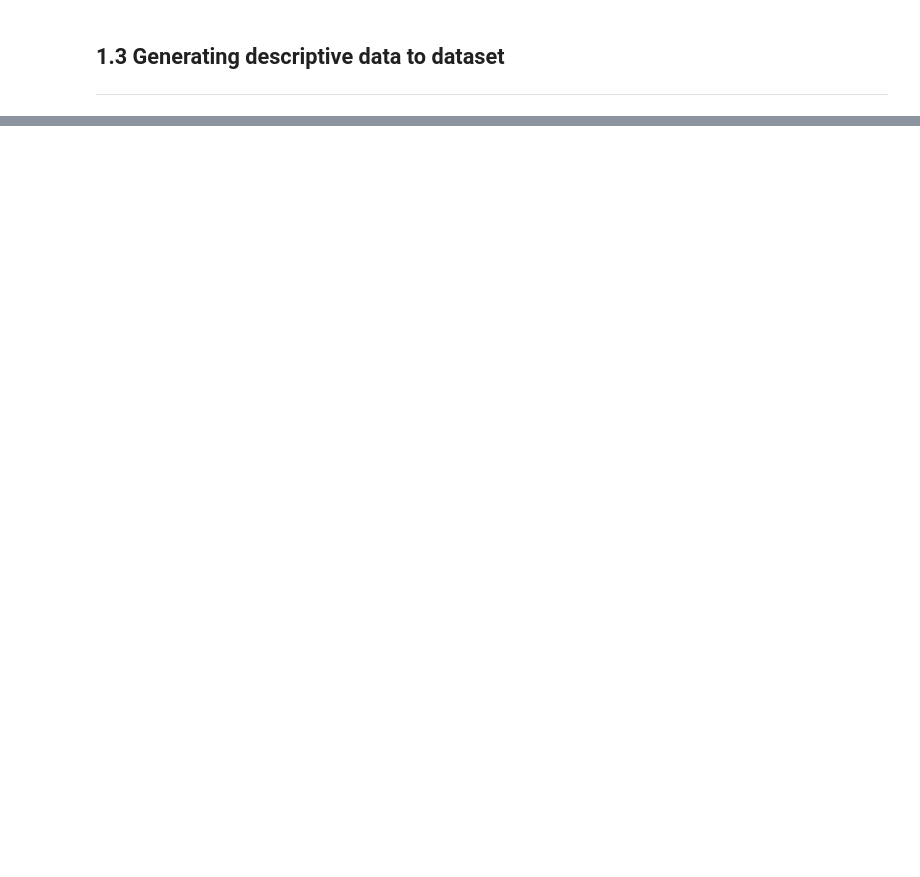
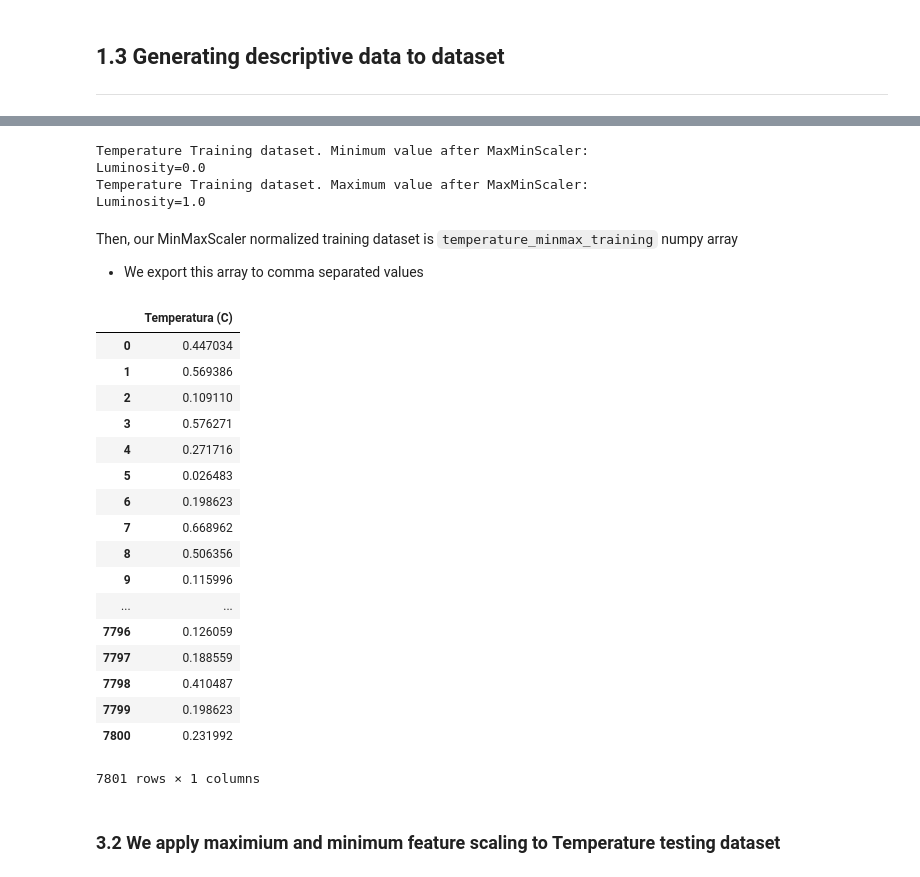
Before and after one commit to bgarcial/sioma_project, a Jupyter notebook: notebooks/pre-processing_data/Temperature/28-weeks_January-12_August-03_2018/01-bgarcial-temperature.ipynb, the cells around one changed output, grey strips where cells are left out. Drawn from its saved outputs; the diff is of its cells as text; code cells hidden in the pictures; blank space fills up the shorter version.

```diff
--- a/notebooks/pre-processing_data/Precipitations/28-weeks_January-12_August-03_2018/precipitations.ipynb
+++ b/notebooks/pre-processing_data/Temperature/28-weeks_January-12_August-03_2018/01-bgarcial-temperature.ipynb
@@ -399,0 +176,2 @@ precipitations_test_df.to_csv('../../../../data/processed/Luminosity/28-weeks_Ja
+# %%
+temperature_values_train, temperature_values_test = train_test_split(numpy_temperature_values, test_size = 0.2)
@@ -399,0 +269,4 @@ precipitations_test_df.to_csv('../../../../data/processed/Luminosity/28-weeks_Ja
+# %%
+minmax_scale_training = scaler.fit(temperature_values_train.astype(float))
+# print(minmax_scale_training.data_max_)
+# http://terrapinssky.blogspot.com/2017/10/pythonresolved-dataconversionwarning.html
@@ -399,0 +277,3 @@ precipitations_test_df.to_csv('../../../../data/processed/Luminosity/28-weeks_Ja
+# %%
+# transform precipitations_train data to maximum and mínimum scale value.
+temperature_minmax_training = minmax_scale_training.transform(temperature_values_train)
@@ -399,0 +292,38 @@ precipitations_test_df.to_csv('../../../../data/processed/Luminosity/28-weeks_Ja
+# %%
+print('Temperature Training dataset. Minimum value after MaxMinScaler:\nTemperature={:.1f}'
+      .format(temperature_minmax_training[:,0].min()))
+
+print('Temperature Training dataset. Maximum value after MaxMinScaler:\nTemperature={:.1f}'
+      .format(temperature_minmax_training[:,0].max()))
+# %% [output]
+Temperature Training dataset. Minimum value after MaxMinScaler:
+Luminosity=0.0
+Temperature Training dataset. Maximum value after MaxMinScaler:
+Luminosity=1.0
+# %% [markdown]
+Then, our  MinMaxScaler normalized training dataset is `temperature_minmax_training` numpy array
+
+- We export this array to comma separated values
+# %%
+temperature_train_df = pd.DataFrame(temperature_minmax_training, columns=col)
+# %%
+temperature_train_df
+# %% [output]
+|  | Temperatura (C) |
+| 0 | 0.447034 |
+| 1 | 0.569386 |
+| 2 | 0.109110 |
+| 3 | 0.576271 |
+| 4 | 0.271716 |
+| 5 | 0.026483 |
+| 6 | 0.198623 |
+| 7 | 0.668962 |
+| 8 | 0.506356 |
+| 9 | 0.115996 |
+| ... | ... |
+| 7796 | 0.126059 |
+| 7797 | 0.188559 |
+| 7798 | 0.410487 |
+| 7799 | 0.198623 |
+| 7800 | 0.231992 |
+7801 rows × 1 columns
@@ -399,0 +335,2 @@ precipitations_test_df.to_csv('../../../../data/processed/Luminosity/28-weeks_Ja
+# %% [markdown]
+### 3.2 We apply maximium and minimum feature scaling to Temperature testing dataset
```
Also changed, not shown: parts of 72 cells of this notebook, 3 other files.
